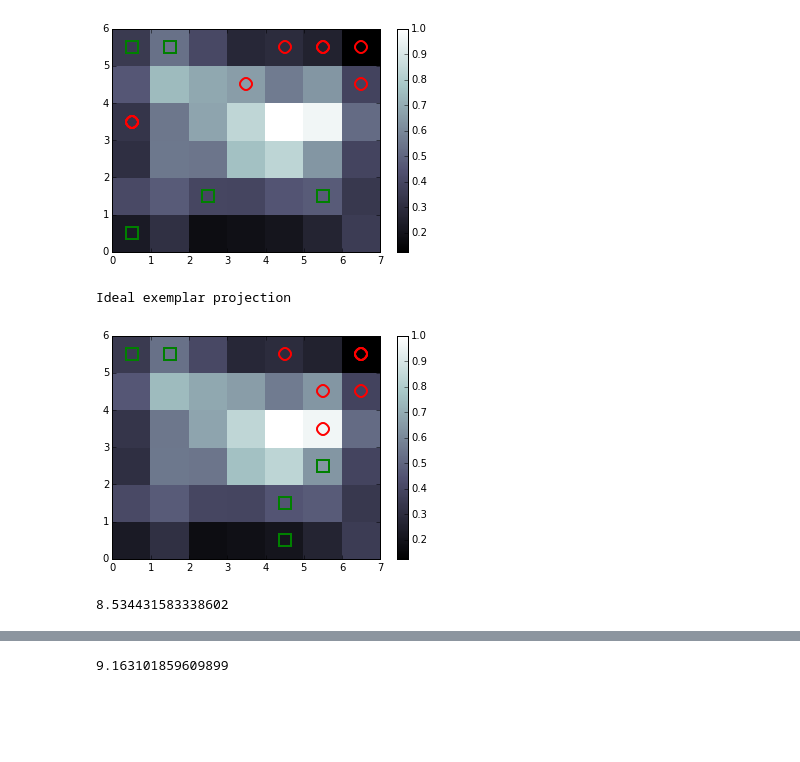
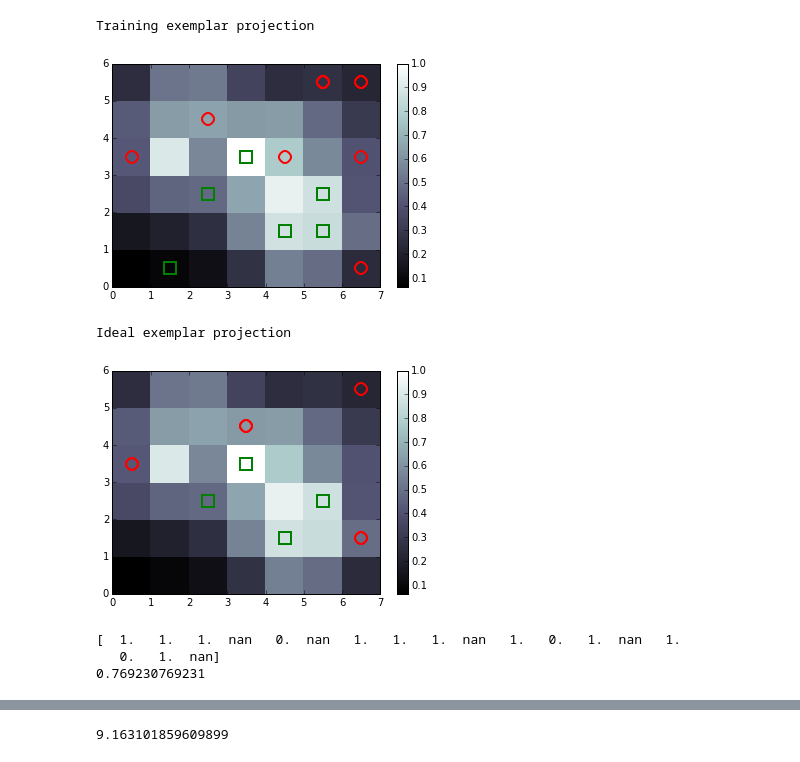
Before and after one commit to sriveravi/som, a Jupyter notebook: runSOM2.ipynb, the cells around one changed output, grey strips where cells are left out. Cells and saved outputs as stored; diff of their text form; code cells hidden in the pictures; blank space fills up the shorter version.

Commit message:
incremental learning implemented

```diff
--- a/runSOM2.ipynb
+++ b/runSOM2.ipynb
@@ -124,14 +180,23 @@ class SOM:
 # %%
 # how to use
+# fileDir = '../../KARS_reinf/Python/FeatSeenBySub/'
 
-mod = SOM('4750.csv')
-mod.train(30)
+mod = SOM( '4750.csv', learning_rate=0.3 ) #fileDir+'4760.csv')
+mod.train(20)
+# mod.trainOneGliozzi()
 mod.show()
 
+# print( 'SOM with infant exemplars')
 mod.showIdeal()
 mod.separation()
+
+print mod.acc
+print nanmean( mod.acc)
 # %% [output]
+Training exemplar projection
-[figure, old version]
+[figure, new version]
-Ideal exemplar projection
+Ideal exemplar projection
-[figure, old version]
+[figure, new version]
-8.534431583338602
+[  1.   1.   1.  nan   0.  nan   1.   1.   1.  nan   1.   0.   1.  nan   1.
+   0.   1.  nan]
+0.769230769231
```
Also changed, not shown: parts of 6 cells of this notebook, 2 other files.
